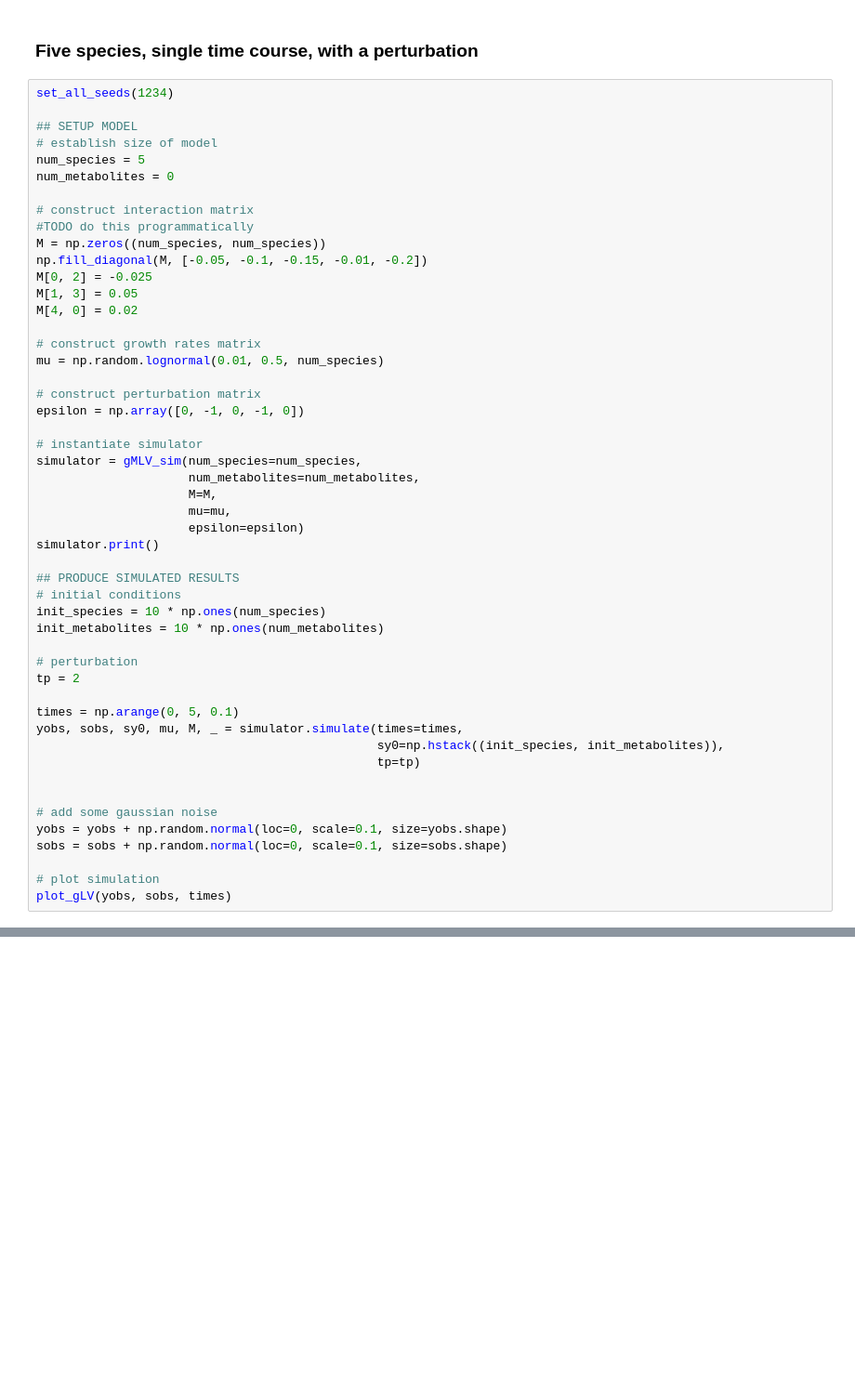
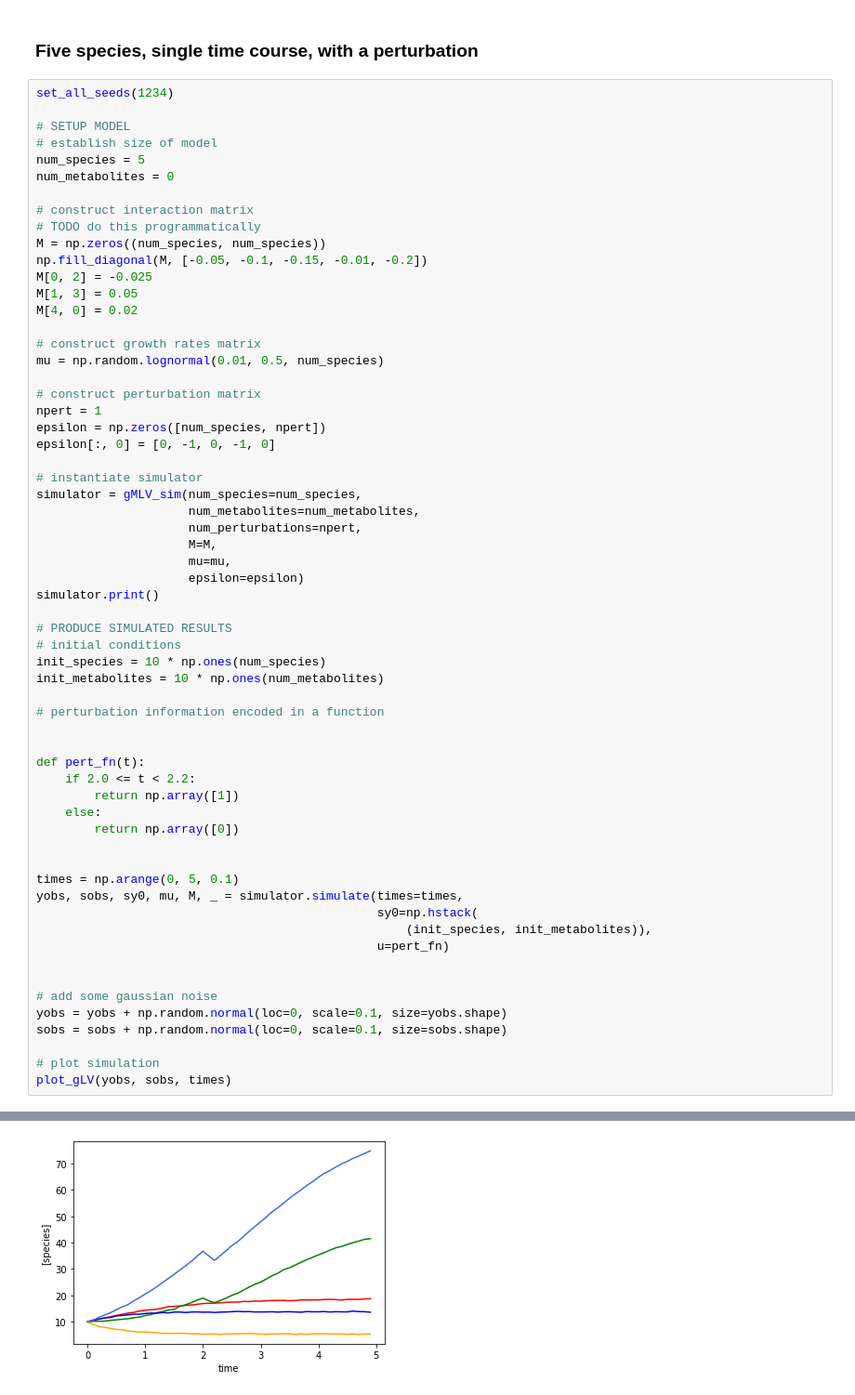
Before and after one commit to ucl-cssb/MIMIC, a Jupyter notebook: docs/source/notebooks/examples-sim-gLV/examples-sim-gLV.ipynb, the cells around one changed output, grey strips where cells are left out. Shown at 93% size. Cells and saved outputs as stored; diff of their text form; blank space fills up the shorter version.

```diff
--- a/docs/source/notebooks/examples-sim-gLV/examples-sim-gLV.ipynb
+++ b/docs/source/notebooks/examples-sim-gLV/examples-sim-gLV.ipynb
@@ -74,13 +118,13 @@ plot_gLV(yobs, sobs, times)
 # %%
 set_all_seeds(1234)
 
-## SETUP MODEL
+# SETUP MODEL
 # establish size of model
 num_species = 5
 num_metabolites = 0
 
 # construct interaction matrix
-#TODO do this programmatically
+# TODO do this programmatically
 M = np.zeros((num_species, num_species))
 np.fill_diagonal(M, [-0.05, -0.1, -0.15, -0.01, -0.2])
 M[0, 2] = -0.025
@@ -91,28 +135,39 @@ M[4, 0] = 0.02
 mu = np.random.lognormal(0.01, 0.5, num_species)
 
 # construct perturbation matrix
-epsilon = np.array([0, -1, 0, -1, 0])
+npert = 1
+epsilon = np.zeros([num_species, npert])
+epsilon[:, 0] = [0, -1, 0, -1, 0]
 
 # instantiate simulator
 simulator = gMLV_sim(num_species=num_species,
                      num_metabolites=num_metabolites,
+                     num_perturbations=npert,
                      M=M,
                      mu=mu,
                      epsilon=epsilon)
 simulator.print()
 
-## PRODUCE SIMULATED RESULTS
+# PRODUCE SIMULATED RESULTS
 # initial conditions
 init_species = 10 * np.ones(num_species)
 init_metabolites = 10 * np.ones(num_metabolites)
 
-# perturbation
-tp = 2
+# perturbation information encoded in a function
+
+
+def pert_fn(t):
+    if 2.0 <= t < 2.2:
+        return np.array([1])
+    else:
+        return np.array([0])
+
 
 times = np.arange(0, 5, 0.1)
 yobs, sobs, sy0, mu, M, _ = simulator.simulate(times=times,
-                                               sy0=np.hstack((init_species, init_metabolites)),
-                                               tp=tp)
+                                               sy0=np.hstack(
+                                                   (init_species, init_metabolites)),
+                                               u=pert_fn)
 
 
 # add some gaussian noise
@@ -121,3 +176,4 @@ sobs = sobs + np.random.normal(loc=0, scale=0.1, size=sobs.shape)
 
 # plot simulation
 plot_gLV(yobs, sobs, times)
+# %% [output]
@@ -123,0 +196 @@ plot_gLV(yobs, sobs, times)
+[figure, added]
```
Also changed, not shown: parts of 3 cells of this notebook, 14 other files.
